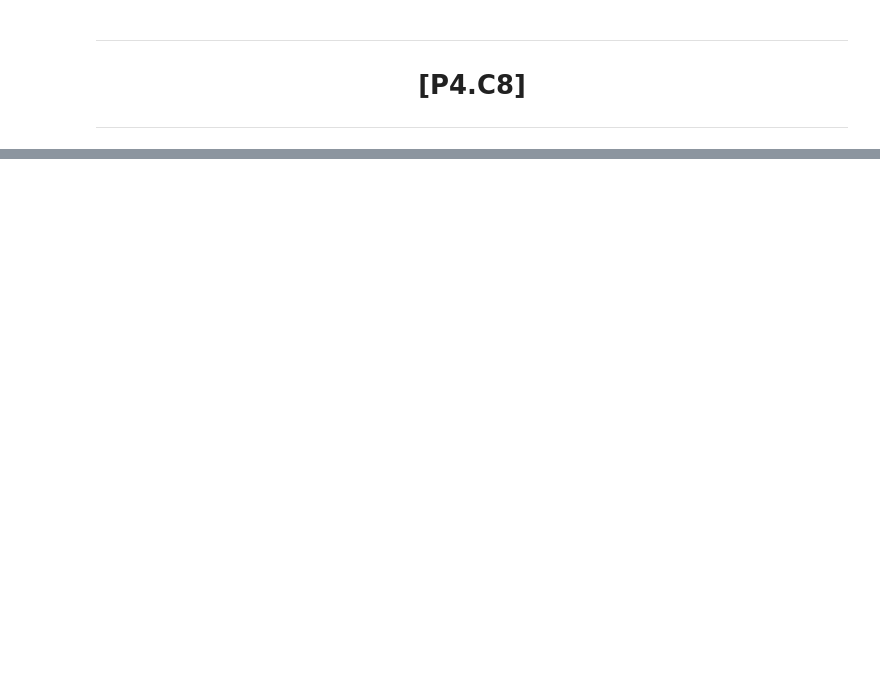
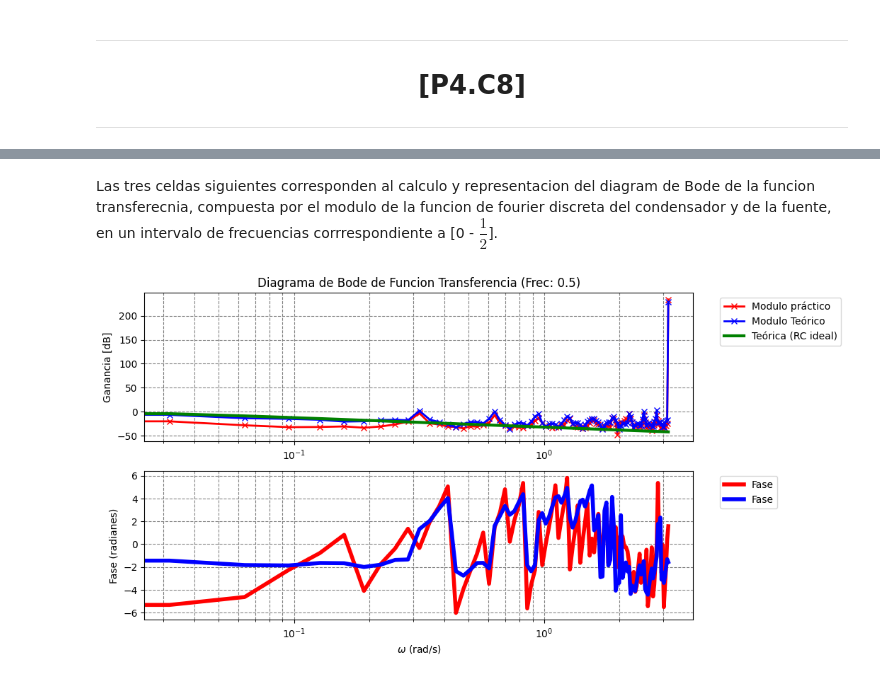
Before and after one commit to WetZap/Practicas-Circuitos, a Jupyter notebook: Practicas/Sesion 5/QuintaSesion.ipynb, the cells around one changed output, grey strips where cells are left out. Saved outputs shown, nothing was run; the diff lists cells and outputs as text; code cells hidden in the pictures; blank space fills up the shorter version.

```diff
--- a/Practicas/Sesion 5/QuintaSesion.ipynb
+++ b/Practicas/Sesion 5/QuintaSesion.ipynb
@@ -640,0 +634,2 @@ En este apartado nos encragaremos de mostrar el diagram de Bode de la funcion tr
+# %% [markdown]
+Las tres celdas siguientes corresponden al calculo y representacion del diagram de Bode de la funcion transferecnia, compuesta por el modulo de la funcion de fourier discreta del condensador y de la fuente, en un intervalo de frecuencias corrrespondiente a [0 - $\dfrac{1}{2}$].
@@ -640,0 +681,78 @@ En este apartado nos encragaremos de mostrar el diagram de Bode de la funcion tr
+# %%
+# Crear una curva teórica suave para representar el gráfico Teórico
+# La función teórica de un sistema RC: |H(f)| = 1 / sqrt(1 + (f/f_c)^2)
+#f_c = 1 / (2 * np.pi * TauPracticaDesCargaLineal)  # Frecuencia de corte (Hz)
+f_c = 1 / (2 * np.pi * TiempoRelajacionPra)  # Frecuencia de corte (Hz)
+
+FuncionTransf = 1 /  np.sqrt(1+(frec / f_c) ** 2)
+
+# Convertir la magnitud teórica a dB
+GananciaTeoricaCorrecta = 20 * np.log10(FuncionTransf)
+# %%
+# Definimos las listas
+GananciaPrac = []
+GananciaTeo = []
+FasePrac = []
+FaseTeo = []
+FrecuenciaAngu = []
+for i in frec:
+    FrecuenciaAngu.append(2*np.pi*i)
+
+
+
+# Incio del Bucle para el Calculo de Ganancia
+
+j = 0
+for i in ModuloFuncionCondensador:
+    GananciaPrac.append(20*np.log10(i/ModuloFuente[j]))
+    j += 1
+
+# Incio del Bucle para el Calculo de Ganancia
+
+j = 0
+for i in ModuloFuncionCondensadorTeo:
+    GananciaTeo.append((20*np.log10(i/ModuloFuente[j])))
+    j+=1
+
+# Incio del Bucle para el Calculo de Ganancia
+
+j = 0
+for i in FaseFuncionCondensador:
+    FasePrac.append(i - FaseFuente[j])
+    j += 1
+
+# Incio del Bucle para el Calculo de Ganancia
+
+j= 0
+for i in FaseFuncionCondensadorTeo:
+    FaseTeo.append(i - FaseFuente[j])
+    j += 1
+
+
+
+# Graficar el diagrama de  Bode - Ganancia
+plt.figure(figsize=(10, 6))
+plt.subplot(2, 1, 1)
+plt.semilogx(FrecuenciaAngu, GananciaPrac,label="Modulo práctico",color="red",lw=2,marker = "x")  # Gráfica semilogarítmica
+plt.semilogx(FrecuenciaAngu, GananciaTeo,label="Modulo Teórico",color="blue",lw=2,marker = "x")  # Gráfica semilogarítmica
+plt.semilogx(FrecuenciaAngu, GananciaTeoricaCorrecta, label="Teórica (RC ideal)", color="green", linewidth=3)
+
+
+plt.title(r"Diagrama de Bode de Funcion Transferencia (Frec: 0.5)")
+plt.ylabel("Ganancia [dB]")
+plt.legend(bbox_to_anchor=(1.04, 1), loc="upper left")
+plt.grid(True, which="both", linestyle="--", color="gray")
+
+# Graficar el Bode - Fase (radianes)
+plt.subplot(2, 1, 2)
+plt.semilogx(FrecuenciaAngu, FasePrac,label="Fase",color="red",lw=4)  # Gráfica semilogarítmica
+plt.semilogx(FrecuenciaAngu, FaseTeo,label="Fase",color="blue",lw=4)  # Gráfica semilogarítmica
+
+plt.ylabel("Fase (radianes)")
+plt.xlabel(r"$\omega $ (rad/s)")
+plt.grid(True, which="both", linestyle="--", color="gray")
+plt.legend(bbox_to_anchor=(1.04, 1), loc="upper left")
+
+plt.show()
+# %% [output]
+[figure, added]
```
Also changed, not shown: parts of 13 cells of this notebook.
